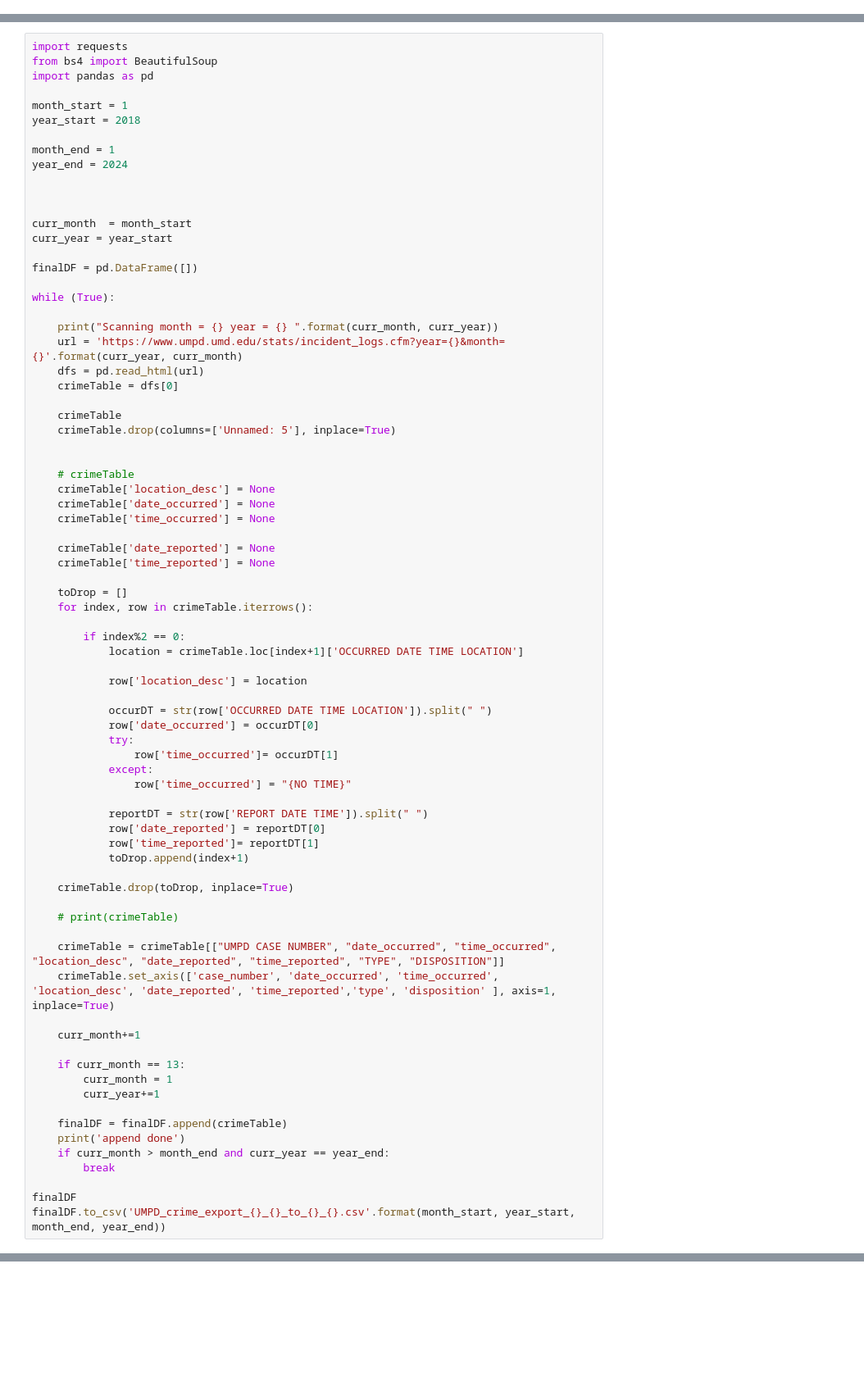
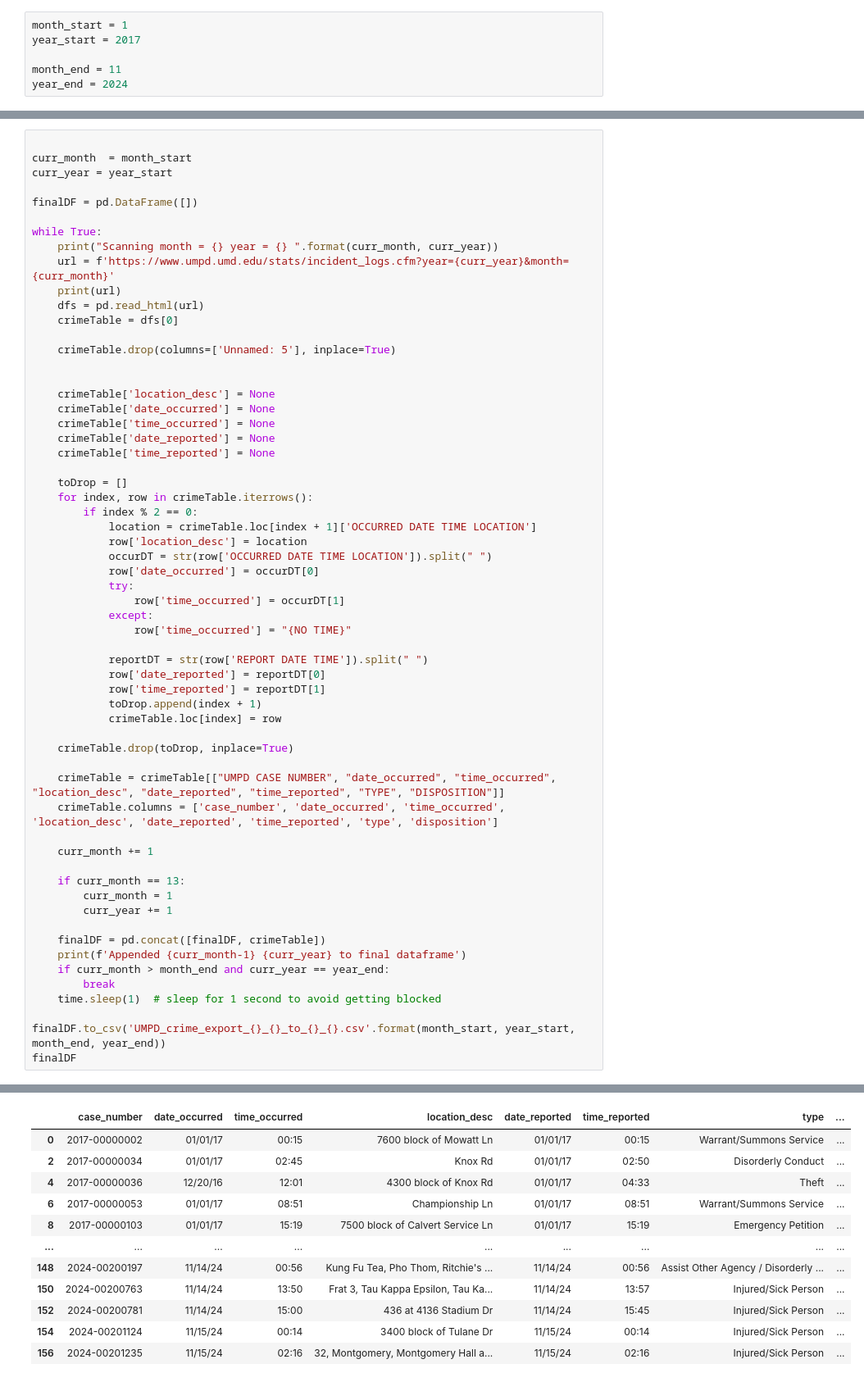
Before and after one commit to diamondback-data-desk/UMPD_Crime_Scraper, a Jupyter notebook: scraper.ipynb, the cells around one changed output, grey strips where cells are left out. Shown at 82% size. Cells and saved outputs as stored; diff of their text form; blank space fills up the shorter version.

```diff
--- a/scraper.ipynb
+++ b/scraper.ipynb
@@ -0,0 +8,6 @@
+# %%
+month_start = 1
+year_start = 2017
+
+month_end = 11
+year_end = 2024
@@ -1,78 +16,61 @@
 # %%
-import requests
-from bs4 import BeautifulSoup
-import pandas as pd
-
-month_start = 1
-year_start = 2018
-
-month_end = 1
-year_end = 2024
-
-
 
 curr_month  = month_start
 curr_year = year_start
 
 finalDF = pd.DataFrame([])
 
-while (True):
-
+while True:
     print("Scanning month = {} year = {} ".format(curr_month, curr_year))
-    url = 'https://www.umpd.umd.edu/stats/incident_logs.cfm?year={}&month={}'.format(curr_year, curr_month)
+    url = f'https://www.umpd.umd.edu/stats/incident_logs.cfm?year={curr_year}&month={curr_month}'
+    print(url)
     dfs = pd.read_html(url)
     crimeTable = dfs[0]
 
-    crimeTable
     crimeTable.drop(columns=['Unnamed: 5'], inplace=True)
 
 
-    # crimeTable
     crimeTable['location_desc'] = None
     crimeTable['date_occurred'] = None
     crimeTable['time_occurred'] = None
-
     crimeTable['date_reported'] = None
     crimeTable['time_reported'] = None
 
     toDrop = []
     for index, row in crimeTable.iterrows():
-
-        if index%2 == 0:
-            location = crimeTable.loc[index+1]['OCCURRED DATE TIME LOCATION']
-
+        if index % 2 == 0:
+            location = crimeTable.loc[index + 1]['OCCURRED DATE TIME LOCATION']
             row['location_desc'] = location
-
             occurDT = str(row['OCCURRED DATE TIME LOCATION']).split(" ")
             row['date_occurred'] = occurDT[0]
             try:
-                row['time_occurred']= occurDT[1]
+                row['time_occurred'] = occurDT[1]
             except:
                 row['time_occurred'] = "{NO TIME}"
 
             reportDT = str(row['REPORT DATE TIME']).split(" ")
             row['date_reported'] = reportDT[0]
-            row['time_reported']= reportDT[1]
-            toDrop.append(index+1)
+            row['time_reported'] = reportDT[1]
+            toDrop.append(index + 1)
+            crimeTable.loc[index] = row
 
     crimeTable.drop(toDrop, inplace=True)
 
-    # print(crimeTable)
+    crimeTable = crimeTable[["UMPD CASE NUMBER", "date_occurred", "time_occurred", "location_desc", "date_reported", "time_reported", "TYPE", "DISPOSITION"]]
+    crimeTable.columns = ['case_number', 'date_occurred', 'time_occurred', 'location_desc', 'date_reported', 'time_reported', 'type', 'disposition']
 
-    crimeTable = crimeTable[["UMPD CASE NUMBER", "date_occurred", "time_occurred", "location_desc", "date_reported", "time_reported", "TYPE", "DISPOSITION"]]
-    crimeTable.set_axis(['case_number', 'date_occurred', 'time_occurred', 'location_desc', 'date_reported', 'time_reported','type', 'disposition' ], axis=1, inplace=True)
-
-    curr_month+=1
+    curr_month += 1
 
     if curr_month == 13:
         curr_month = 1
-        curr_year+=1
+        curr_year += 1
 
-    finalDF = finalDF.append(crimeTable)
-    print('append done')
+    finalDF = pd.concat([finalDF, crimeTable])
+    print(f'Appended {curr_month-1} {curr_year} to final dataframe')
     if curr_month > month_end and curr_year == year_end:
         break
+    time.sleep(1)  # sleep for 1 second to avoid getting blocked
 
+finalDF.to_csv('UMPD_crime_export_{}_{}_to_{}_{}.csv'.format(month_start, year_start, month_end, year_end))
 finalDF
-finalDF.to_csv('UMPD_crime_export_{}_{}_to_{}_{}.csv'.format(month_start, year_start, month_end, year_end))
 # %% [output]
@@ -85,0 +94,12 @@ please provide us feedback at https://github.com/pandas-dev/pandas/issues/54466
+|  | case_number | date_occurred | time_occurred | location_desc | date_reported | time_reported | type | ... |
+| 0 | 2017-00000002 | 01/01/17 | 00:15 | 7600 block of Mowatt Ln | 01/01/17 | 00:15 | Warrant/Summons Service | ... |
+| 2 | 2017-00000034 | 01/01/17 | 02:45 | Knox Rd | 01/01/17 | 02:50 | Disorderly Conduct | ... |
+| 4 | 2017-00000036 | 12/20/16 | 12:01 | 4300 block of Knox Rd | 01/01/17 | 04:33 | Theft | ... |
+| 6 | 2017-00000053 | 01/01/17 | 08:51 | Championship Ln | 01/01/17 | 08:51 | Warrant/Summons Service | ... |
+| 8 | 2017-00000103 | 01/01/17 | 15:19 | 7500 block of Calvert Service Ln | 01/01/17 | 15:19 | Emergency Petition | ... |
+| ... | ... | ... | ... | ... | ... | ... | ... | ... |
+| 148 | 2024-00200197 | 11/14/24 | 00:56 | Kung Fu Tea, Pho Thom, Ritchie's ... | 11/14/24 | 00:56 | Assist Other Agency / Disorderly ... | ... |
+| 150 | 2024-00200763 | 11/14/24 | 13:50 | Frat 3, Tau Kappa Epsilon, Tau Ka... | 11/14/24 | 13:57 | Injured/Sick Person | ... |
+| 152 | 2024-00200781 | 11/14/24 | 15:00 | 436 at 4136 Stadium Dr | 11/14/24 | 15:45 | Injured/Sick Person | ... |
+| 154 | 2024-00201124 | 11/15/24 | 00:14 | 3400 block of Tulane Dr | 11/15/24 | 00:14 | Injured/Sick Person | ... |
+| 156 | 2024-00201235 | 11/15/24 | 02:16 | 32, Montgomery, Montgomery Hall a... | 11/15/24 | 02:16 | Injured/Sick Person | ... |
```
Also changed, not shown: parts of 5 cells of this notebook, 3 other files.
